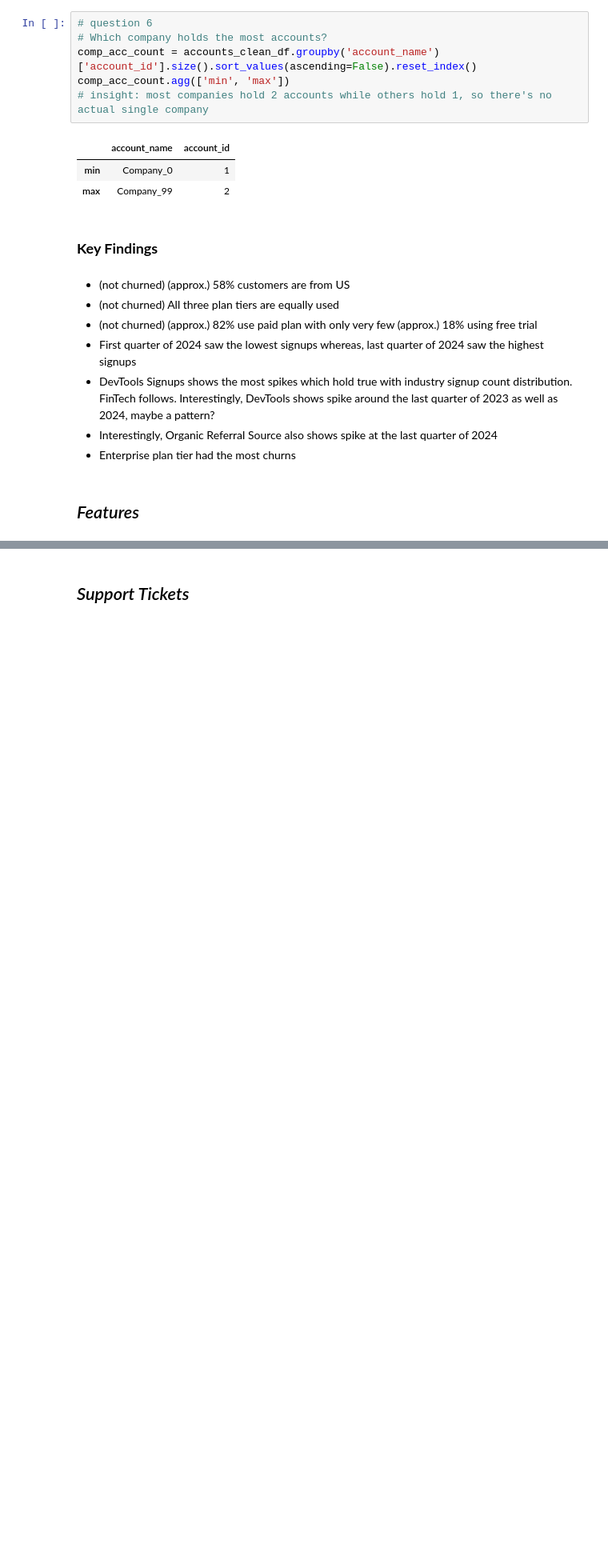
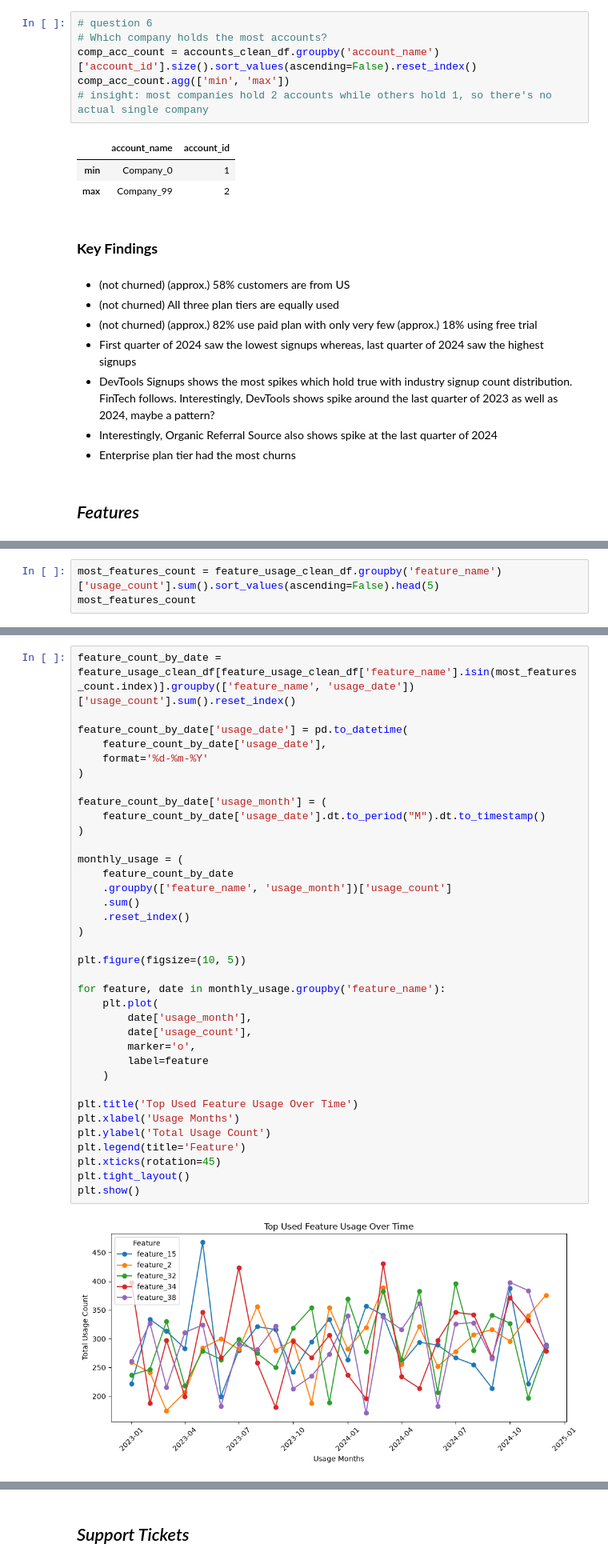
Before and after one commit to UjjwalKarkeyy/Falconstack_SaaS_Growth_Retention, a Jupyter notebook: ETL/etl2_eda.ipynb, the cells around one changed output, grey strips where cells are left out. Shown at 80% size. Saved outputs shown, nothing was run; the diff lists cells and outputs as text; blank space fills up the shorter version.

```diff
--- a/ETL/etl2_eda.ipynb
+++ b/ETL/etl2_eda.ipynb
@@ -219,0 +224,3 @@ Questions
+# %%
+most_features_count = feature_usage_clean_df.groupby('feature_name')['usage_count'].sum().sort_values(ascending=False).head(5)
+most_features_count
@@ -219,0 +238,38 @@ Questions
+# %%
+feature_count_by_date = feature_usage_clean_df[feature_usage_clean_df['feature_name'].isin(most_features_count.index)].groupby(['feature_name', 'usage_date'])['usage_count'].sum().reset_index()
+
+feature_count_by_date['usage_date'] = pd.to_datetime(
+    feature_count_by_date['usage_date'],
+    format='%d-%m-%Y'
+)
+
+feature_count_by_date['usage_month'] = (
+    feature_count_by_date['usage_date'].dt.to_period("M").dt.to_timestamp()
+)
+
+monthly_usage = (
+    feature_count_by_date
+    .groupby(['feature_name', 'usage_month'])['usage_count']
+    .sum()
+    .reset_index()
+)
+
+plt.figure(figsize=(10, 5))
+
+for feature, date in monthly_usage.groupby('feature_name'):
+    plt.plot(
+        date['usage_month'],
+        date['usage_count'],
+        marker='o',
+        label=feature
+    )
+
+plt.title('Top Used Feature Usage Over Time')
+plt.xlabel('Usage Months')
+plt.ylabel('Total Usage Count')
+plt.legend(title='Feature')
+plt.xticks(rotation=45)
+plt.tight_layout()
+plt.show()
+# %% [output]
+[figure, added]
```
Also changed, not shown: parts of 39 cells of this notebook.
